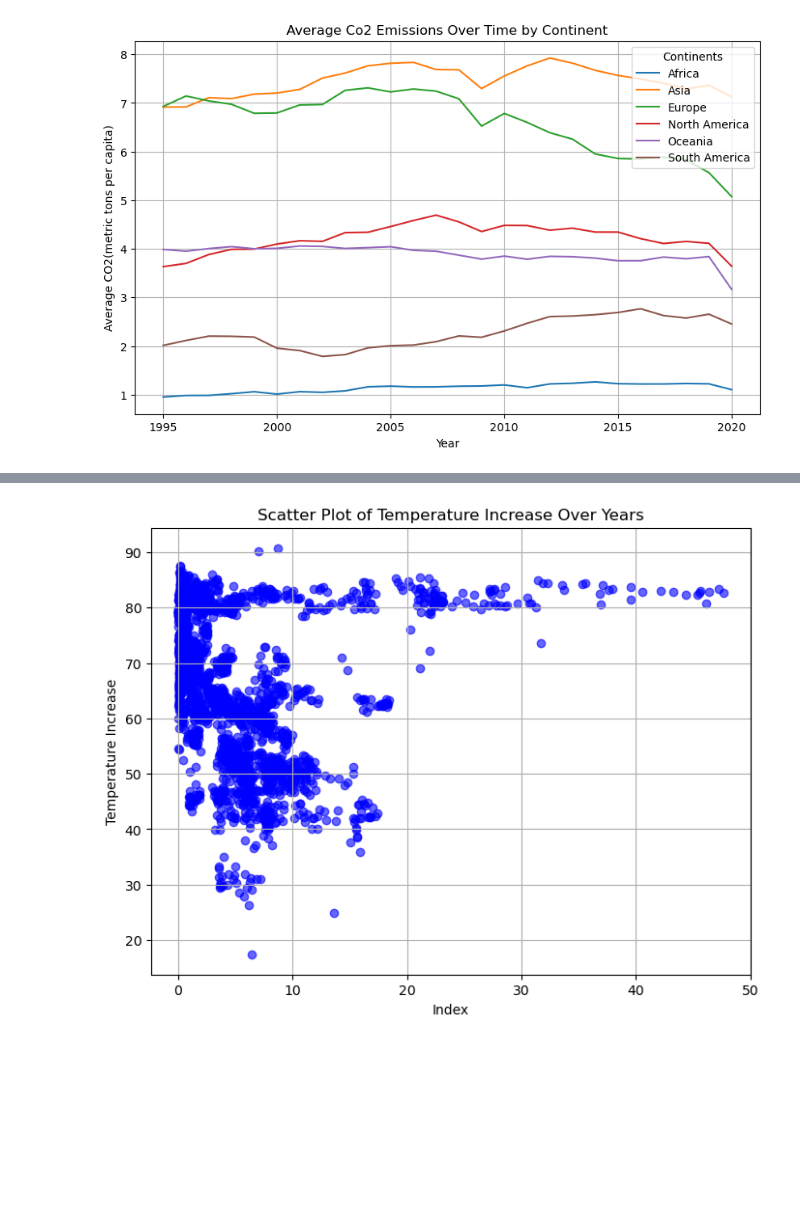
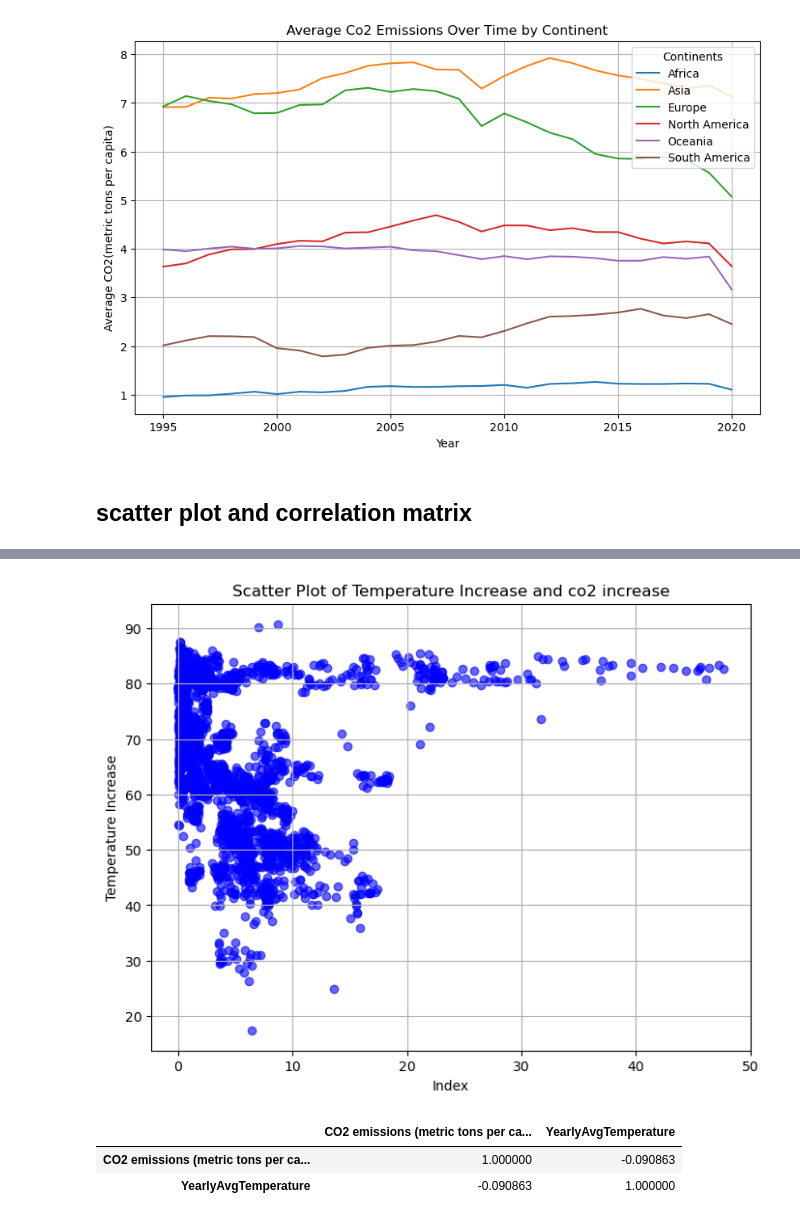
Before and after one commit to hsingh8015/project1, a Jupyter notebook: continental_avg_temp_change.ipynb, the cells around one changed output, grey strips where cells are left out. Cells and saved outputs as stored; diff of their text form; code cells hidden in the pictures; blank space fills up the shorter version.

```diff
--- a/continental_avg_temp_change.ipynb
+++ b/continental_avg_temp_change.ipynb
@@ -4,6 +32,6 @@ import matplotlib.pyplot as plt
 # %%
-contry_avg_temp = pd.read_csv('country_yearly_avg_temp.csv')
-df.head(5)
+country_avg_temp = pd.read_csv('country_yearly_avg_temp.csv')
+country_avg_temp.head(5)
 # %% [output]
 |  | Country | Year | YearlyAvgTemperature |
 | 0 | Albania | 1997 | 71.934783 |
@@ -187,8 +215,10 @@ plt.grid(True)
 plt.show()
 # %% [output]
 [figure]
+# %% [markdown]
+## scatter plot and correlation matrix
 # %%
-avg_co2_temp_continent_country = avg_c02_continent_country.merge(contry_avg_temp, on=['Country', 'Year'], how='inner')
+avg_co2_temp_continent_country = avg_c02_continent_country.merge(country_avg_temp, on=['Country', 'Year'], how='inner')
 # %%
 avg_co2_temp_continent_country.head()
 # %% [output]
@@ -203,11 +233,18 @@ avg_co2_temp_continent_country.to_csv('avg_co2_temp_continent', index=False)
 # %%
 #create a scatter plot
 plt.figure(figsize=(8, 6))
 plt.scatter(avg_co2_temp_continent_country['CO2 emissions (metric tons per capita)'], avg_co2_temp_continent_country['YearlyAvgTemperature'], color='blue', alpha=0.6)  # Scatter plot with index on x-axis and Temp_increase on y-axis
 plt.xlabel('Index')
 plt.ylabel('Temperature Increase')
-plt.title('Scatter Plot of Temperature Increase Over Years')
+plt.title('Scatter Plot of Temperature Increase and co2 increase')
 plt.grid(True)
 plt.show()
 # %% [output]
-[figure, old version]
+[figure, new version]
+# %%
+correlation_columns = avg_co2_temp_continent_country[['CO2 emissions (metric tons per capita)', 'YearlyAvgTemperature']]
+correlation_columns.corr()
+# %% [output]
+|  | CO2 emissions (metric tons per ca... | YearlyAvgTemperature |
+| CO2 emissions (metric tons per ca... | 1.000000 | -0.090863 |
+| YearlyAvgTemperature | -0.090863 | 1.000000 |
```
Also changed, not shown: parts of 20 cells of this notebook, 1 other file.
